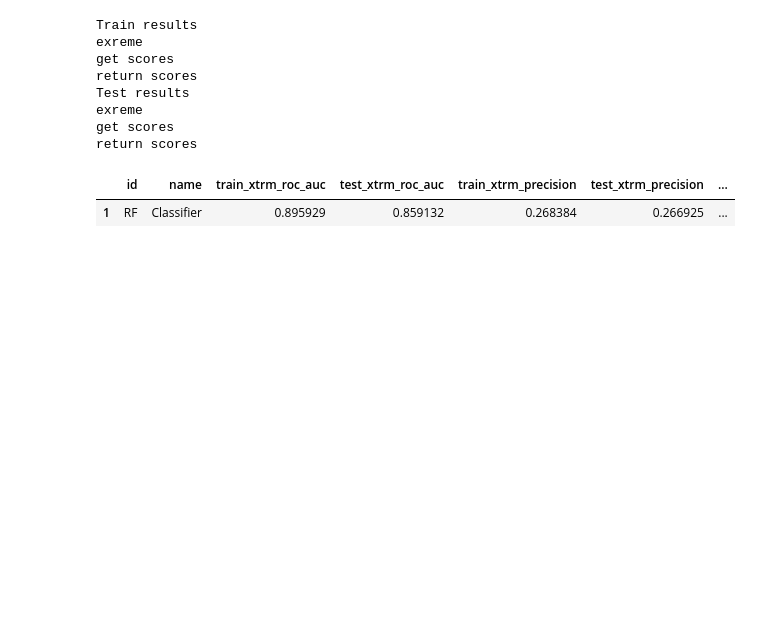
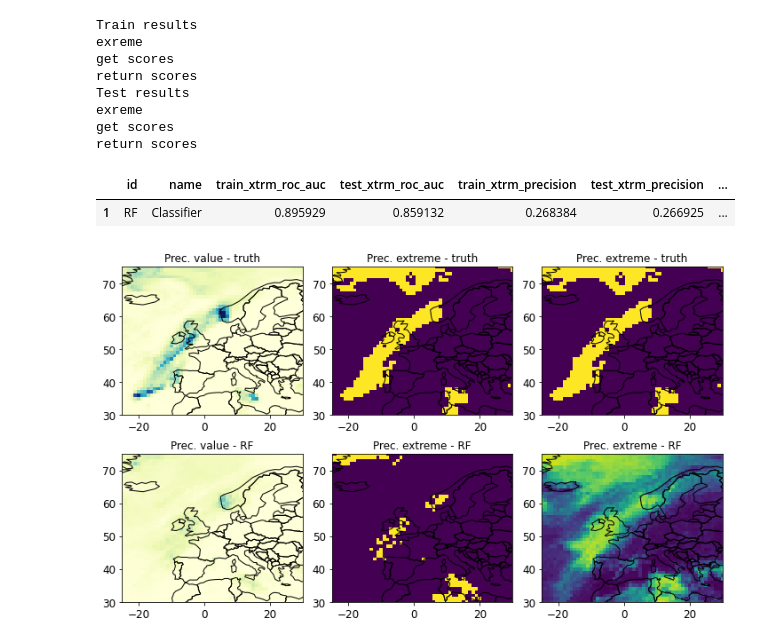
Before and after one commit to ML-precip/precip-predict, a Jupyter notebook: Random_forest.ipynb, the cells around one changed output. Cells and saved outputs as stored; diff of their text form; code cells hidden in the pictures; blank space fills up the shorter version.

```diff
--- a/Random_forest.ipynb
+++ b/Random_forest.ipynb
@@ -687,3 +711,35 @@ df_xtrm
 # %% [output]
 |  | id | name | train_xtrm_roc_auc | test_xtrm_roc_auc | train_xtrm_precision | test_xtrm_precision | ... |
 | 1 | RF | Classifier | 0.895929 | 0.859132 | 0.268384 | 0.266925 | ... |
+# %%
+# plot fig.1 and 2 but only using truth and RF
+n_rows = 2
+m_id = "RF"
+fig, axs = plt.subplots(n_rows, 3, figsize=(10, n_rows*3))
+# For the model take predictions
+y_pred = preds_test_reg_matrix
+y_pred_bool = y_pred > qq.to_numpy().squeeze()
+
+# Extract true values
+y_xtrm = dg_test.y_xtrm.to_numpy().squeeze()
+y_prec = dg_test.y.to_numpy().squeeze()
+
+# Get the index of the max # of extremes
+i_max_obs = np.argmax(np.sum(y_xtrm, axis=(1,2)))
+
+vmax = np.max(y_prec[i_max_obs])
+
+plot_map(axs[0, 0], lons_y, lats_y, y_prec[i_max_obs], title="Prec. value - truth", vmin=0, vmax=vmax, show_colorbar=False, cmap=mpl.cm.YlGnBu)
+plot_map(axs[0, 1], lons_y, lats_y, y_xtrm[i_max_obs], title="Prec. extreme - truth", vmin=0, vmax=1, show_colorbar=False)
+plot_map(axs[0, 2], lons_y, lats_y, y_xtrm[i_max_obs], title="Prec. extreme - truth", vmin=0, vmax=1, show_colorbar=False)
+
+
+# Plot the model
+plot_map(axs[1, 0], lons_y, lats_y, y_pred[i_max_obs], title=f"Prec. value - {m_id}", vmin=0, vmax=vmax, show_colorbar=False, cmap=mpl.cm.YlGnBu)
+plot_map(axs[1, 1], lons_y, lats_y, y_pred_bool[i_max_obs], title=f"Prec. extreme - {m_id}", vmin=0, vmax=1, show_colorbar=False)
+plot_map(axs[1, 2], lons_y, lats_y, yprob_pred_xtrm_test[i_max_obs], title=f"Prec. extreme - {m_id}", vmin=0, vmax=1, show_colorbar=False)
+# Save the plot
+plt.tight_layout()
+plt.savefig('figures/plot_model_RF95th_comparison.pdf')
+# %% [output]
+[figure, added]
```
Also changed, not shown: parts of 8 cells of this notebook, 1 other file.
